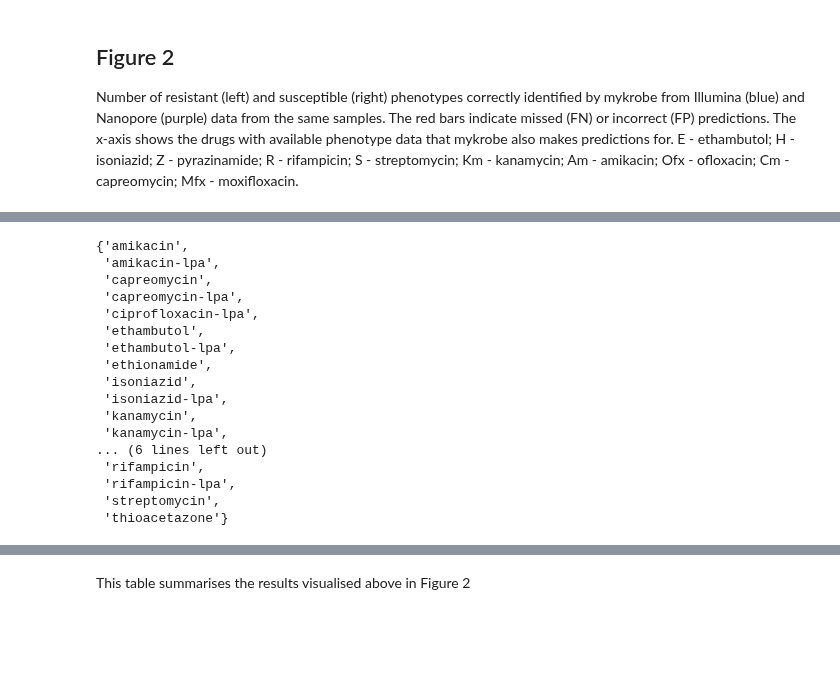
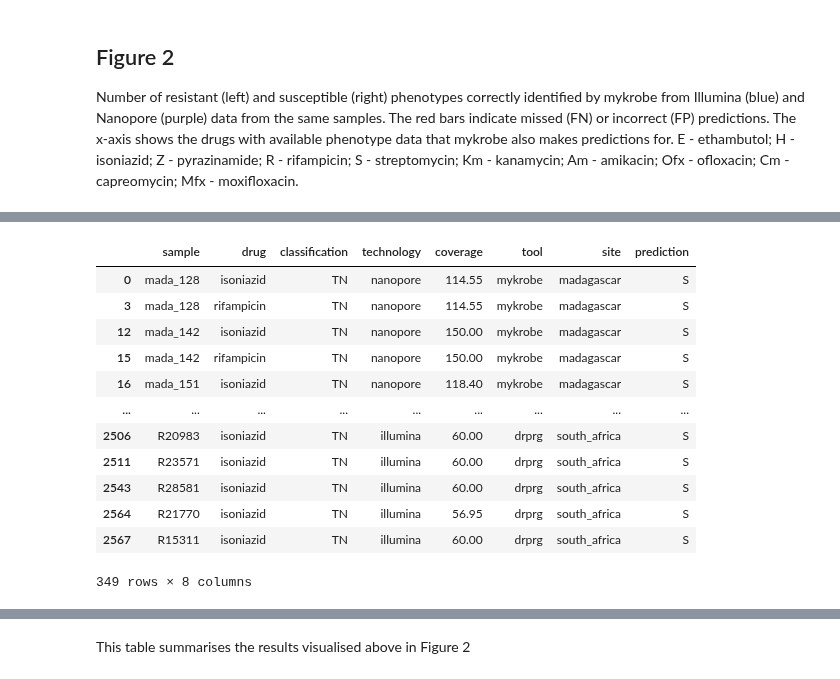
Before and after one commit to mbhall88/head_to_head_pipeline, a Jupyter notebook: analysis/resistance_prediction/workflow/notebooks/analysis_eda.ipynb, the cells around one changed output, grey strips where cells are left out. Drawn from its saved outputs; the diff is of its cells as text; code cells hidden in the pictures; blank space fills up the shorter version.

```diff
--- a/analysis/resistance_prediction/workflow/notebooks/analysis_eda.ipynb
+++ b/analysis/resistance_prediction/workflow/notebooks/analysis_eda.ipynb
@@ -597,23 +574,19 @@ plt.tight_layout()
-# %%
-set(pheno.drug)
-# %% [output]
-{'amikacin',
- 'amikacin-lpa',
- 'capreomycin',
- 'capreomycin-lpa',
- 'ciprofloxacin-lpa',
- 'ethambutol',
- 'ethambutol-lpa',
- 'ethionamide',
- 'isoniazid',
- 'isoniazid-lpa',
- 'kanamycin',
- 'kanamycin-lpa',
-... (6 lines left out)
- 'rifampicin',
- 'rifampicin-lpa',
- 'streptomycin',
- 'thioacetazone'}
+# %%
+novel_df.query("classification == 'TN' and prediction != 'U' and drug in ('rifampicin', 'isoniazid')")
+# %% [output]
+|  | sample | drug | classification | technology | coverage | tool | site | prediction |
+| 0 | mada_128 | isoniazid | TN | nanopore | 114.55 | mykrobe | madagascar | S |
+| 3 | mada_128 | rifampicin | TN | nanopore | 114.55 | mykrobe | madagascar | S |
+| 12 | mada_142 | isoniazid | TN | nanopore | 150.00 | mykrobe | madagascar | S |
+| 15 | mada_142 | rifampicin | TN | nanopore | 150.00 | mykrobe | madagascar | S |
+| 16 | mada_151 | isoniazid | TN | nanopore | 118.40 | mykrobe | madagascar | S |
+| ... | ... | ... | ... | ... | ... | ... | ... | ... |
+| 2506 | R20983 | isoniazid | TN | illumina | 60.00 | drprg | south_africa | S |
+| 2511 | R23571 | isoniazid | TN | illumina | 60.00 | drprg | south_africa | S |
+| 2543 | R28581 | isoniazid | TN | illumina | 60.00 | drprg | south_africa | S |
+| 2564 | R21770 | isoniazid | TN | illumina | 56.95 | drprg | south_africa | S |
+| 2567 | R15311 | isoniazid | TN | illumina | 60.00 | drprg | south_africa | S |
+349 rows × 8 columns
 # %%
 drug = "isoniazid"
 for sample in set(clf_df.query("classification == 'FP' and drug == @drug and tool == 'mykrobe'")["sample"]):
```
Also changed, not shown: parts of 28 cells of this notebook, 4 other files.
